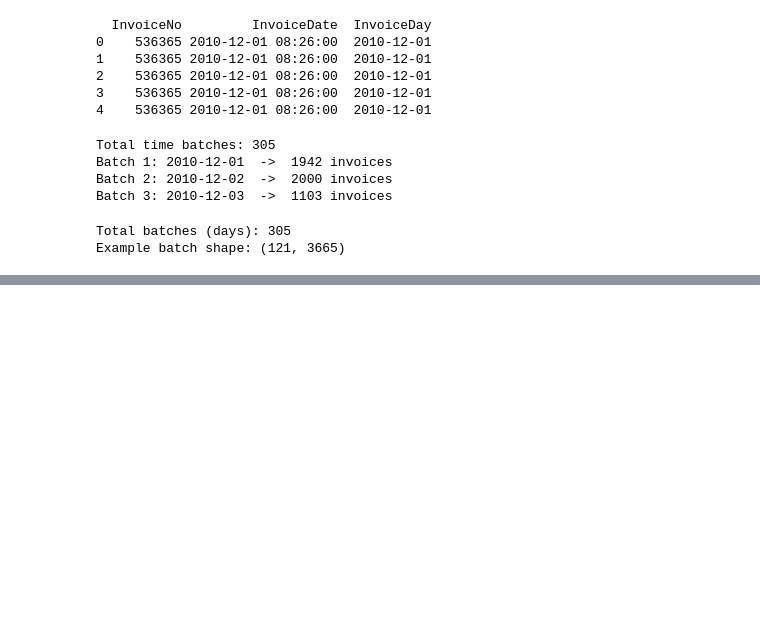
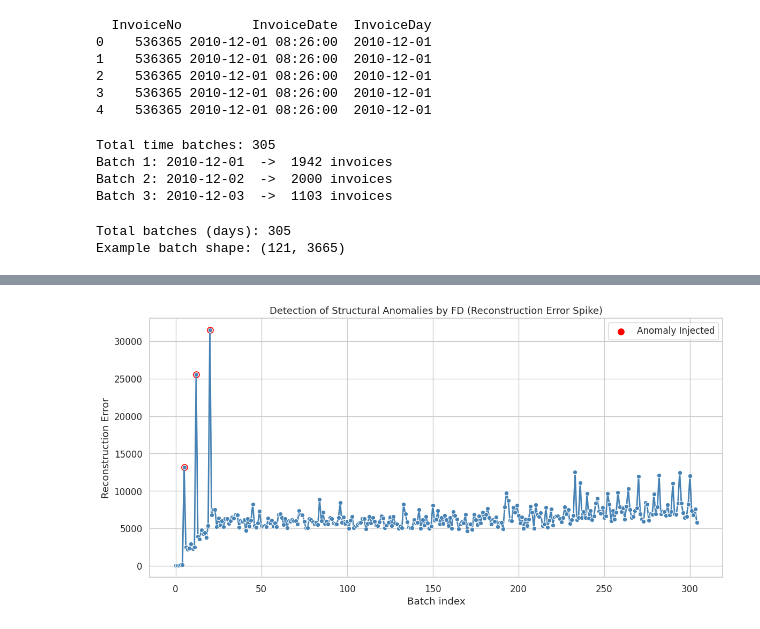
Before and after one commit to parmidamardi/CDM-MatrixMonitor-FP, a Jupyter notebook: CDM‑MatrixMonitor‑FP.ipynb, the cells around one changed output, grey strips where cells are left out. Drawn from its saved outputs; the diff is of its cells as text; code cells hidden in the pictures; blank space fills up the shorter version.

```diff
--- a/CDM‑MatrixMonitor‑FP.ipynb
+++ b/CDM‑MatrixMonitor‑FP.ipynb
@@ -411,0 +462,19 @@ for m, t in zip(metrics, titles):
+# %%
+A = item_matrix.values
+k = 50
+min_support = 0.02
+method = 'fpgrowth'
+
+def run_and_show(name, B_list):
+    print(f"\n⚙️ Running Frequent Pattern Mining for {name} ...")
+    df_res = compare_patterns(
+        A,
+        B_list,
+        [name],
+        min_support=min_support,
+        method=method
+    )
+    print(f"✅ {name} completed.\n")
+    display(df_res.head(10))
+    print("-" * 80)
+    return df_res
@@ -411,0 +494,60 @@ for m, t in zip(metrics, titles):
+# %%
+
+stream_batches_anom = []
+anom_indices = [5, 12, 20]
+
+for idx, batch in enumerate(stream_batches):
+    A = batch.copy()
+    if idx in anom_indices:
+        mod = A.copy()
+        anomaly_noise = np.random.binomial(1, 0.3, size=mod.shape)
+        mod = (mod + anomaly_noise) % 2
+        stream_batches_anom.append(mod)
+    else:
+        stream_batches_anom.append(A)
+
+print(f"Injected artificial anomalies in batches {anom_indices}")
+
+metrics_anom = {
+    "batch": [], "algo": [],
+    "fro_err": [], "var_ret": [],
+    "recon_err": [], "is_anomaly": []
+}
+
+k = 50
+B_fd, V_ipca = None, None
+
+
+print(len(stream_batches_anom))
+
+for i, A_batch in enumerate(stream_batches_anom):
+    A = A_batch.values
+
+    B_fd = frequent_directions_sketch(A, k, B=B_fd)
+    metrics_anom["batch"].append(i)
+    metrics_anom["algo"].append("FD")
+    metrics_anom["fro_err"].append(frobenius_error(A, B_fd))
+    metrics_anom["var_ret"].append(variance_retained(A, B_fd))
+    metrics_anom["recon_err"].append(reconstruction_error(A, B_fd, method='FD'))
+    metrics_anom["is_anomaly"].append(1 if i in anom_indices else 0)
+
+df_anom = pd.DataFrame(metrics_anom)
+
+sns.set(style="whitegrid", font="DejaVu Sans", font_scale=1.1)
+plt.figure(figsize=(12, 6))
+sns.lineplot(data=df_anom, x='batch', y='recon_err', marker='o', color='steelblue', linewidth=2)
+sns.scatterplot(data=df_anom[df_anom['is_anomaly'] == 1],
+                x='batch', y='recon_err', color='red', s=100, label='Anomaly Injected')
+plt.title('Detection of Structural Anomalies by FD (Reconstruction Error Spike)', fontsize=13)
+plt.xlabel('Batch index')
+plt.ylabel('Reconstruction Error')
+plt.legend()
+plt.tight_layout()
+plt.show()
+
+avg_normal = df_anom[df_anom['is_anomaly'] == 0]['recon_err'].mean()
+avg_anom   = df_anom[df_anom['is_anomaly'] == 1]['recon_err'].mean()
+print(f"📊 Average reconstruction error (normal): {avg_normal:.4f}")
+print(f"📊 Average reconstruction error (anomalous batches): {avg_anom:.4f}")
+print(f"Δ relative increase: {(avg_anom - avg_normal)/avg_normal*100:.1f}%")
+# %% [output]
@@ -411,0 +556 @@ for m, t in zip(metrics, titles):
+[figure, added]
```
Also changed, not shown: parts of 10 cells of this notebook.
